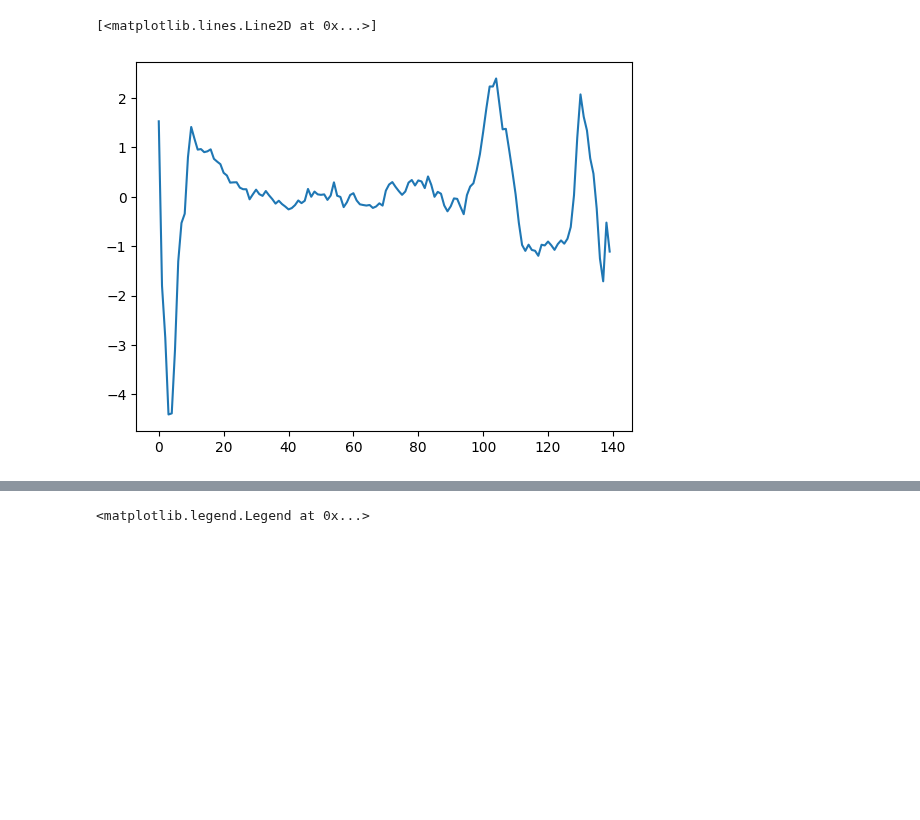
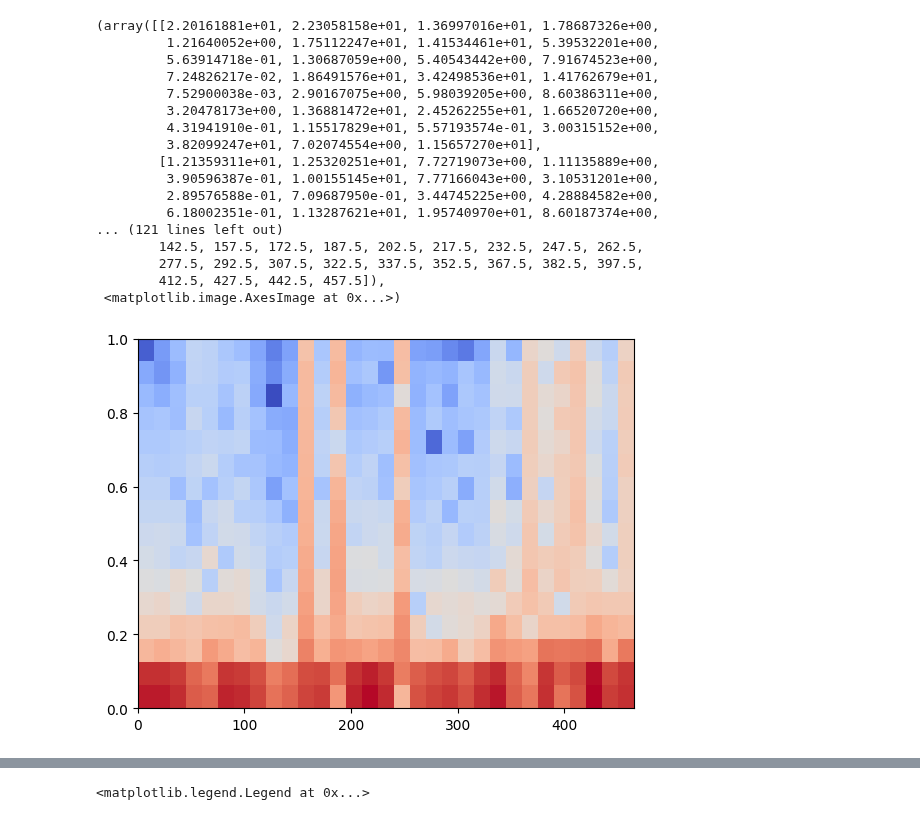
Before and after one commit to erlendlokna/Generative-SSL-VQVAE-modelling, a Jupyter notebook: examine_augmentations.ipynb, the cells around one changed output, grey strips where cells are left out. Cells and saved outputs as stored; diff of their text form; code cells hidden in the pictures; blank space fills up the shorter version.

```diff
--- a/examine_augmentations.ipynb
+++ b/examine_augmentations.ipynb
@@ -58,3 +102,25 @@ def plot(x, xaug, u, uaug):
+# %%
+#plt.plot(x)
+plt.specgram(x, NFFT=30, noverlap=0, cmap="coolwarm")
+# %% [output]
+(array([[2.20161881e+01, 2.23058158e+01, 1.36997016e+01, 1.78687326e+00,
+         1.21640052e+00, 1.75112247e+01, 1.41534461e+01, 5.39532201e+00,
+         5.63914718e-01, 1.30687059e+00, 5.40543442e+00, 7.91674523e+00,
+         7.24826217e-02, 1.86491576e+01, 3.42498536e+01, 1.41762679e+01,
+         7.52900038e-03, 2.90167075e+00, 5.98039205e+00, 8.60386311e+00,
+         3.20478173e+00, 1.36881472e+01, 2.45262255e+01, 1.66520720e+00,
+         4.31941910e-01, 1.15517829e+01, 5.57193574e-01, 3.00315152e+00,
+         3.82099247e+01, 7.02074554e+00, 1.15657270e+01],
+        [1.21359311e+01, 1.25320251e+01, 7.72719073e+00, 1.11135889e+00,
+         3.90596387e-01, 1.00155145e+01, 7.77166043e+00, 3.10531201e+00,
+         2.89576588e-01, 7.09687950e-01, 3.44745225e+00, 4.28884582e+00,
+         6.18002351e-01, 1.13287621e+01, 1.95740970e+01, 8.60187374e+00,
+... (121 lines left out)
+        142.5, 157.5, 172.5, 187.5, 202.5, 217.5, 232.5, 247.5, 262.5,
+        277.5, 292.5, 307.5, 322.5, 337.5, 352.5, 367.5, 382.5, 397.5,
+        412.5, 427.5, 442.5, 457.5]),
+ <matplotlib.image.AxesImage at 0x...>)
+[figure, added]
 # %%
 from preprocessing.augmentations import Augmenter
 
@@ -68,8 +134,3 @@ xaugs = []
 for _ in range(100):
     xaug, combination = aug.augment(x, return_combinations=True)
     xaugs.append(xaug)
-
-plt.plot(x, label="original")
-# %% [output]
-[<matplotlib.lines.Line2D at 0x...>]
-[figure, removed]
```
Also changed, not shown: parts of 9 cells of this notebook, 4 other files.
